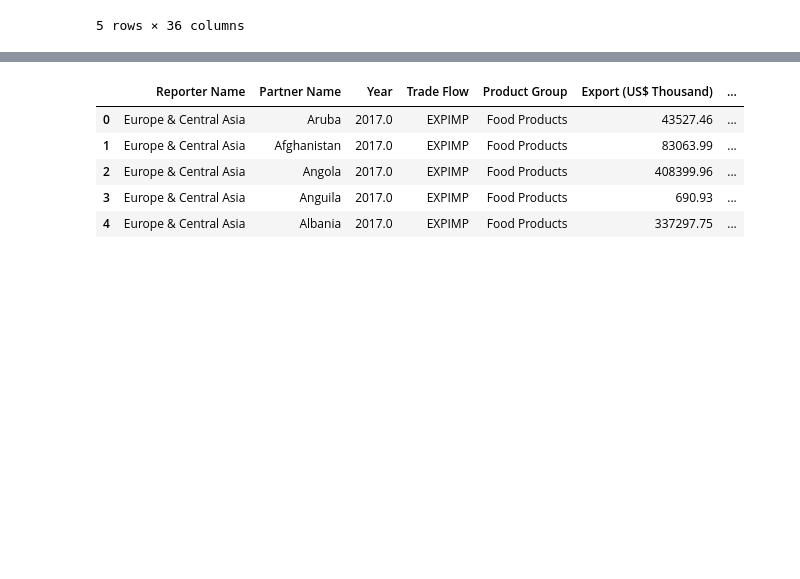
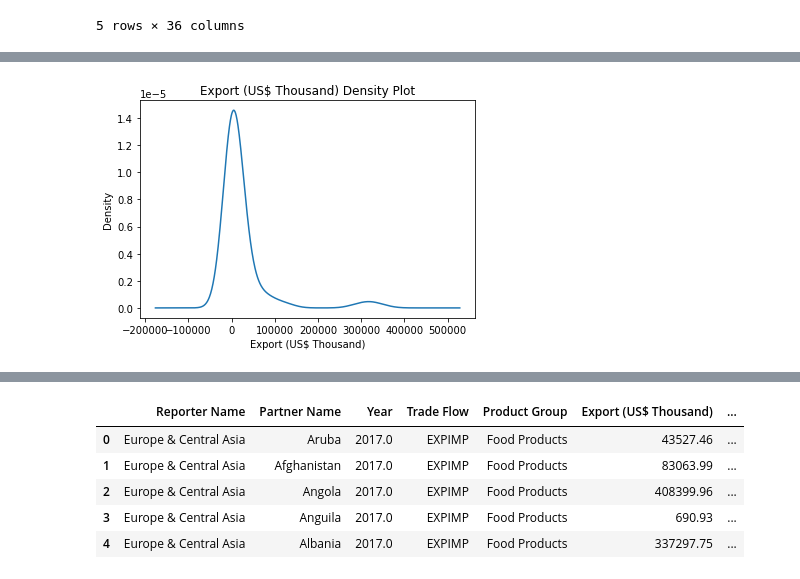
Before and after one commit to akbaselvan/cct, a Jupyter notebook: CA2 ELVAN AKBAS 2022331.ipynb, the cells around one changed output, grey strips where cells are left out. Saved outputs shown, nothing was run; the diff lists cells and outputs as text; code cells hidden in the pictures; blank space fills up the shorter version.

```diff
--- a/CA2 ELVAN AKBAS 2022331.ipynb
+++ b/CA2 ELVAN AKBAS 2022331.ipynb
@@ -40,0 +68,16 @@ df1.head()
+# %%
+
+range_min = 0
+range_max = 500000
+
+export_data = df1[(df1['Export (US$ Thousand)'] >= range_min) & (df1['Export (US$ Thousand)'] <= range_max)]
+
+export_data['Export (US$ Thousand)'].plot(kind='density')
+
+plt.title('Export (US$ Thousand) Density Plot')
+plt.xlabel('Export (US$ Thousand)')
+plt.ylabel('Density')
+
+plt.show()
+# %% [output]
+[figure, added]
```
Also changed, not shown: parts of 13 cells of this notebook.
